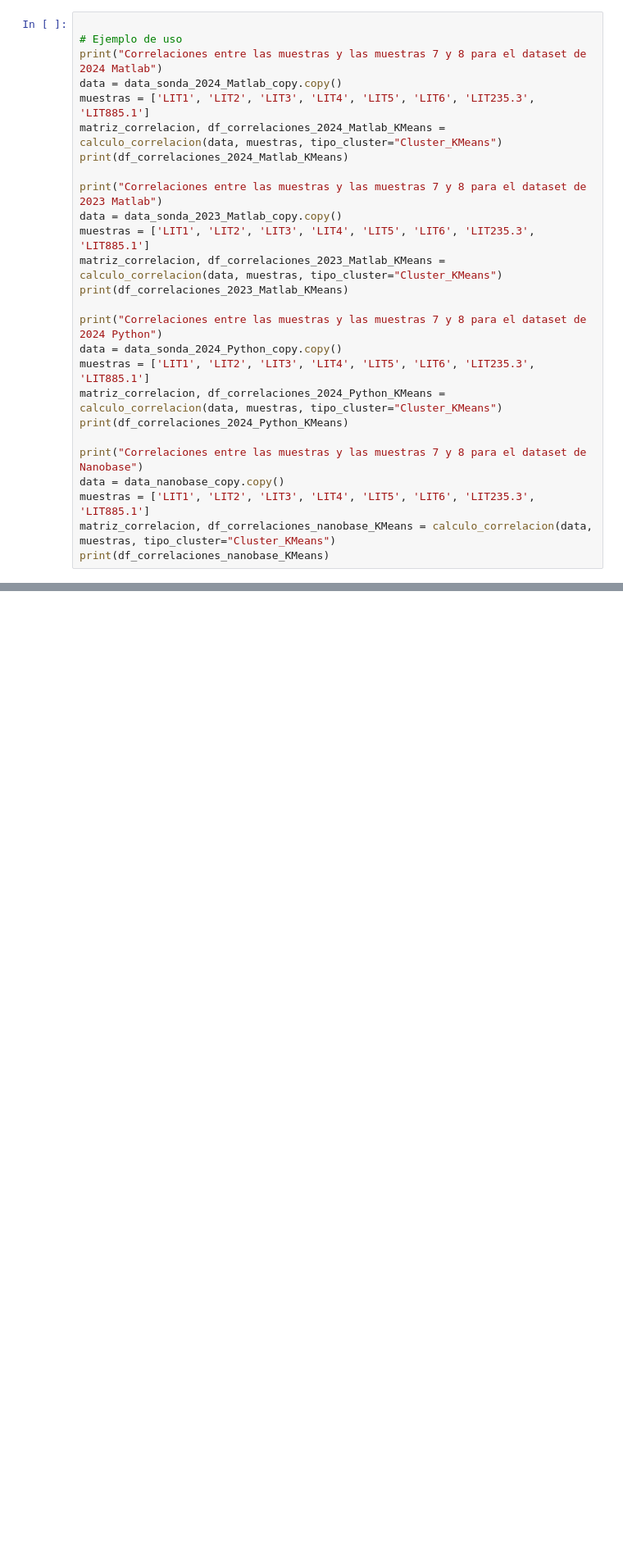
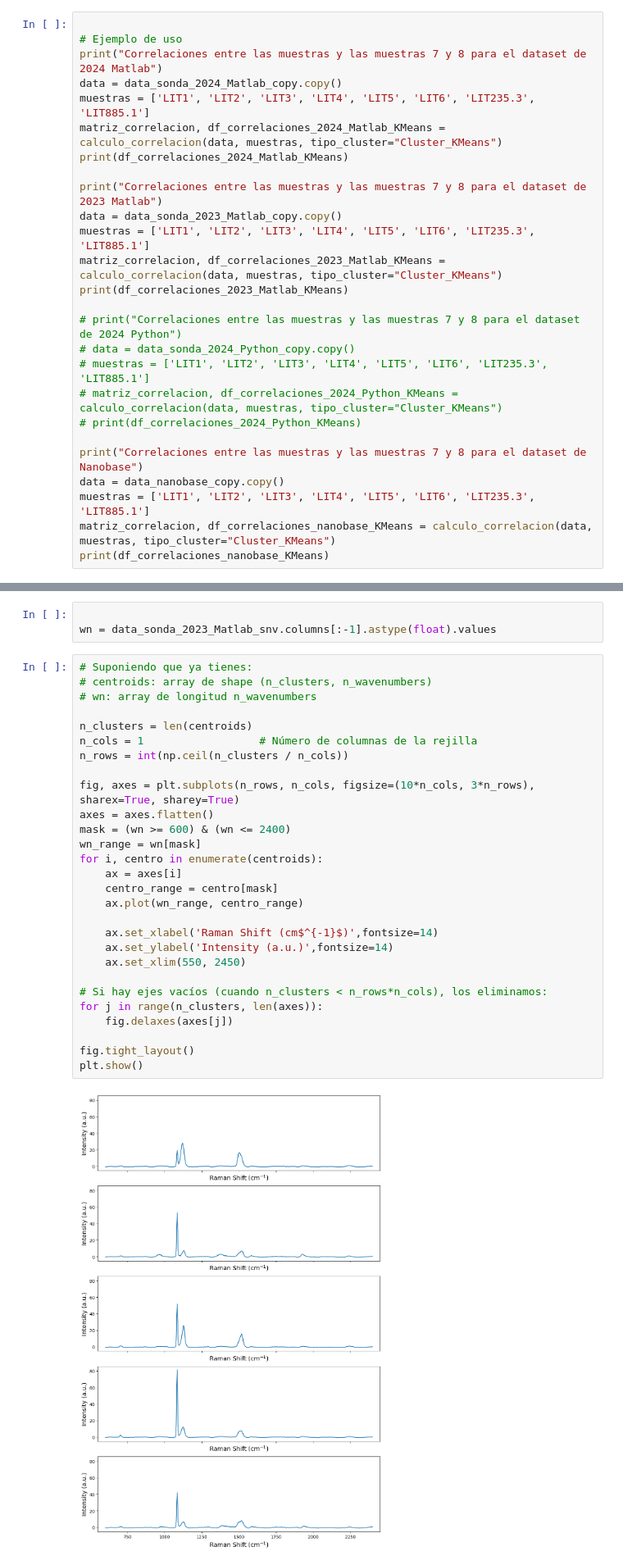
Before and after one commit to andreaperezasen/TFM-ML-Raman-Conchas-Arqueologicas, a Jupyter notebook: Code/Notebooks/main.ipynb, the cells around one changed output, grey strips where cells are left out. Shown at 82% size. Cells and saved outputs as stored; diff of their text form; blank space fills up the shorter version.

```diff
--- a/Code/Notebooks/main.ipynb
+++ b/Code/Notebooks/main.ipynb
@@ -479,11 +473,11 @@ muestras = ['LIT1', 'LIT2', 'LIT3', 'LIT4', 'LIT5', 'LIT6', 'LIT235.3', 'LIT885.
 matriz_correlacion, df_correlaciones_2023_Matlab_KMeans = calculo_correlacion(data, muestras, tipo_cluster="Cluster_KMeans")
 print(df_correlaciones_2023_Matlab_KMeans)
 
-print("Correlaciones entre las muestras y las muestras 7 y 8 para el dataset de 2024 Python")
-data = data_sonda_2024_Python_copy.copy()
-muestras = ['LIT1', 'LIT2', 'LIT3', 'LIT4', 'LIT5', 'LIT6', 'LIT235.3', 'LIT885.1']
-matriz_correlacion, df_correlaciones_2024_Python_KMeans = calculo_correlacion(data, muestras, tipo_cluster="Cluster_KMeans")
-print(df_correlaciones_2024_Python_KMeans)
+# print("Correlaciones entre las muestras y las muestras 7 y 8 para el dataset de 2024 Python")
+# data = data_sonda_2024_Python_copy.copy()
+# muestras = ['LIT1', 'LIT2', 'LIT3', 'LIT4', 'LIT5', 'LIT6', 'LIT235.3', 'LIT885.1']
+# matriz_correlacion, df_correlaciones_2024_Python_KMeans = calculo_correlacion(data, muestras, tipo_cluster="Cluster_KMeans")
+# print(df_correlaciones_2024_Python_KMeans)
 
 print("Correlaciones entre las muestras y las muestras 7 y 8 para el dataset de Nanobase")
 data = data_nanobase_copy.copy()
@@ -928,0 +894,33 @@ print("Coeficiente de correlación de Pearson entre muestra 7 y muestra 8:", cor
+# %%
+
+wn = data_sonda_2023_Matlab_snv.columns[:-1].astype(float).values
+# %%
+# Suponiendo que ya tienes:
+# centroids: array de shape (n_clusters, n_wavenumbers)
+# wn: array de longitud n_wavenumbers
+
+n_clusters = len(centroids)
+n_cols = 1                  # Número de columnas de la rejilla
+n_rows = int(np.ceil(n_clusters / n_cols))
+
+fig, axes = plt.subplots(n_rows, n_cols, figsize=(10*n_cols, 3*n_rows), sharex=True, sharey=True)
+axes = axes.flatten()
+mask = (wn >= 600) & (wn <= 2400)
+wn_range = wn[mask]
+for i, centro in enumerate(centroids):
+    ax = axes[i]
+    centro_range = centro[mask]
+    ax.plot(wn_range, centro_range)
+
+    ax.set_xlabel('Raman Shift (cm$^{-1}$)',fontsize=14)
+    ax.set_ylabel('Intensity (a.u.)',fontsize=14)
+    ax.set_xlim(550, 2450)
+
+# Si hay ejes vacíos (cuando n_clusters < n_rows*n_cols), los eliminamos:
+for j in range(n_clusters, len(axes)):
+    fig.delaxes(axes[j])
+
+fig.tight_layout()
+plt.show()
+# %% [output]
+[figure, added]
```
Also changed, not shown: parts of 26 cells of this notebook.
